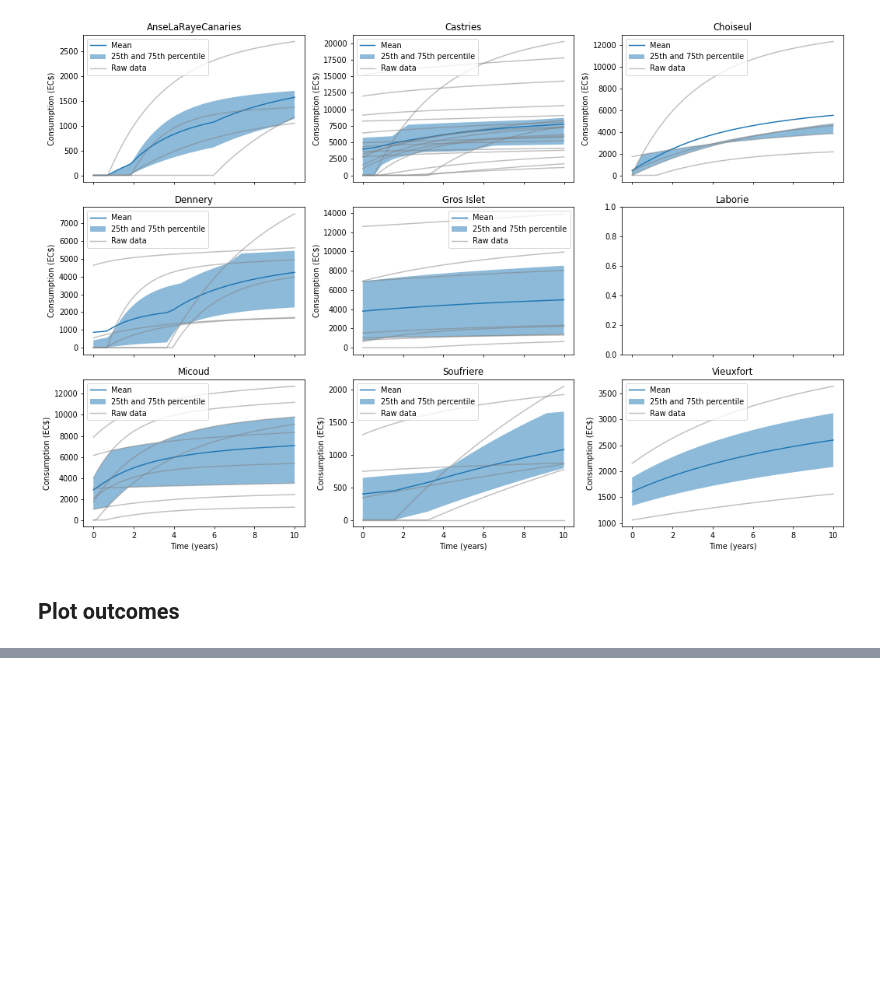
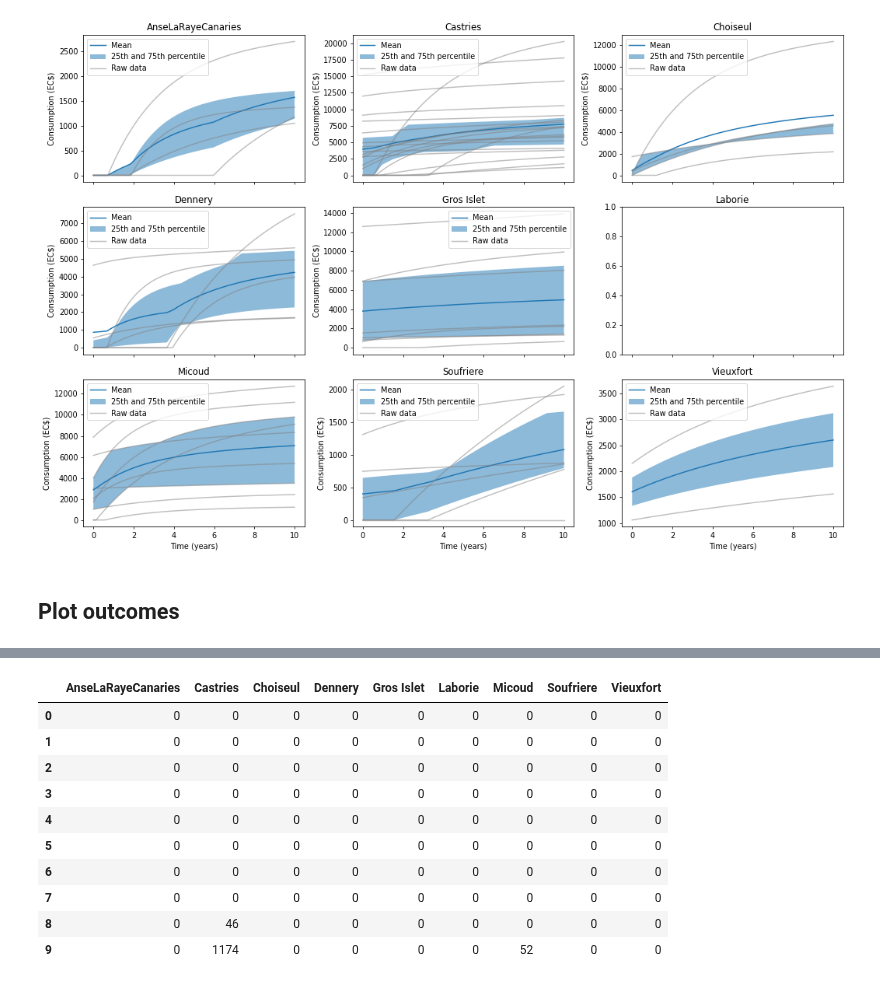
Before and after one commit to mikhailsirenko/unbreakable, a Jupyter notebook: notebooks/analysis.ipynb, the cells around one changed output, grey strips where cells are left out. Cells and saved outputs as stored; diff of their text form; code cells hidden in the pictures; blank space fills up the shorter version.

```diff
--- a/notebooks/analysis.ipynb
+++ b/notebooks/analysis.ipynb
@@ -17,7 +20,7 @@ from analysis import *
 from ema_workbench import load_results
 # %%
 # Load results
-results = load_results('../results/results_10000.tar.gz')
+results = load_results('../results/scenarios=300, policies=0.tar.gz')
 # %%
 outcomes = prepare_outcomes_dataframe(results)
 experiments = results[0]
@@ -122,7 +125,7 @@ x_titles = [
     'New poor (#)',
     'Annual average consumption loss (%)',
     'Socio-economic resilience',
-    'Poverty gap'
+    'Poverty gap',
     # 'One year in poverty',
     # 'Two years in poverty',
     # 'Three years in poverty',
@@ -148,10 +151,10 @@ for x_column, x_title in zip(x_columns, x_titles):
     for district in districts:
         df = outcomes[outcomes['district'] == district]
 
-        # Calcualte % increase in new poor in respect to the initial number of poor
+        # Calculate % increase in new poor in respect to the initial number of poor
         # df = df.assign(new_poor_increase_pct = df['new_poor'].div(df['poor_initial']).multiply(100))
 
-        # Calcualte an increase in new poor in respect to the total population
+        # Calculate an increase in new poor in respect to the total population
         df = df.assign(n_new_poor_increase_pct = df['n_new_poor'].div(df['total_population']).multiply(100))
         df = df.assign(annual_average_consumption_loss_pct = df['annual_average_consumption_loss_pct'].multiply(100))
         # df = df.assign(one_year_in_poverty = df['years_in_poverty'].apply(lambda x: x[0]))
@@ -256,0 +253,25 @@ for x_column, x_title in zip(x_columns, x_titles):
+# %%
+from collections import defaultdict
+years_in_poverty = {}
+for district in outcomes['district'].unique():
+    df = outcomes[outcomes['district'] == district]
+    result = defaultdict(int)
+    for i, row in df.iterrows():
+        d = row['years_in_poverty']
+        for k, v in d.items():
+            result[k] += v
+    years_in_poverty[district] = result
+# %%
+pd.DataFrame(years_in_poverty)
+# %% [output]
+|  | AnseLaRayeCanaries | Castries | Choiseul | Dennery | Gros Islet | Laborie | Micoud | Soufriere | Vieuxfort |
+| 0 | 0 | 0 | 0 | 0 | 0 | 0 | 0 | 0 | 0 |
+| 1 | 0 | 0 | 0 | 0 | 0 | 0 | 0 | 0 | 0 |
+| 2 | 0 | 0 | 0 | 0 | 0 | 0 | 0 | 0 | 0 |
+| 3 | 0 | 0 | 0 | 0 | 0 | 0 | 0 | 0 | 0 |
+| 4 | 0 | 0 | 0 | 0 | 0 | 0 | 0 | 0 | 0 |
+| 5 | 0 | 0 | 0 | 0 | 0 | 0 | 0 | 0 | 0 |
+| 6 | 0 | 0 | 0 | 0 | 0 | 0 | 0 | 0 | 0 |
+| 7 | 0 | 0 | 0 | 0 | 0 | 0 | 0 | 0 | 0 |
+| 8 | 0 | 46 | 0 | 0 | 0 | 0 | 0 | 0 | 0 |
+| 9 | 0 | 1174 | 0 | 0 | 0 | 0 | 52 | 0 | 0 |
```
Also changed, not shown: parts of 2 cells of this notebook, 1 other file.
